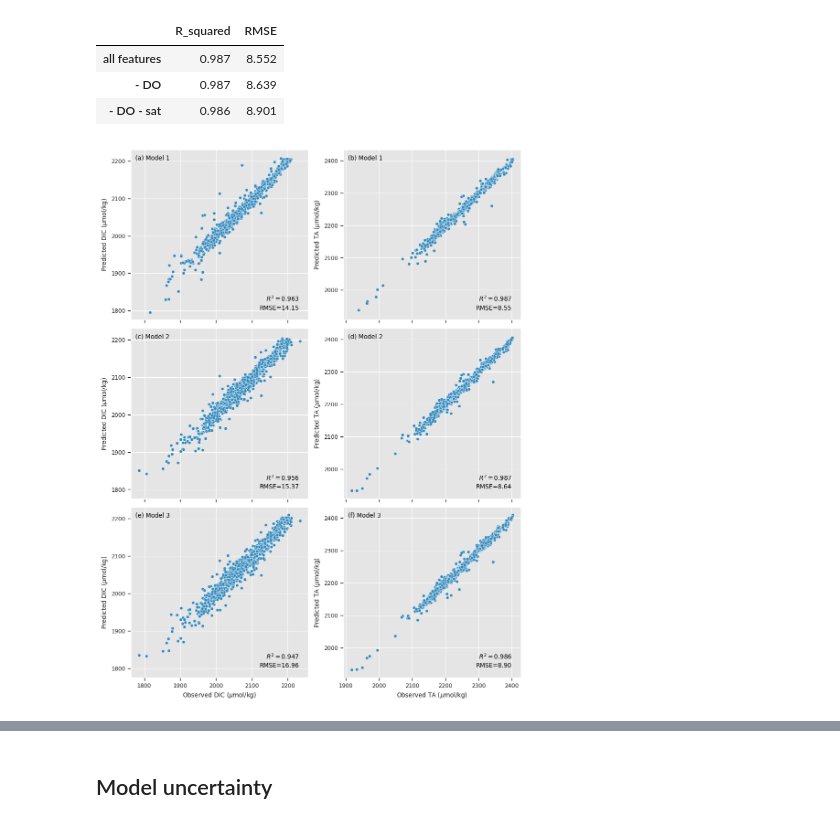
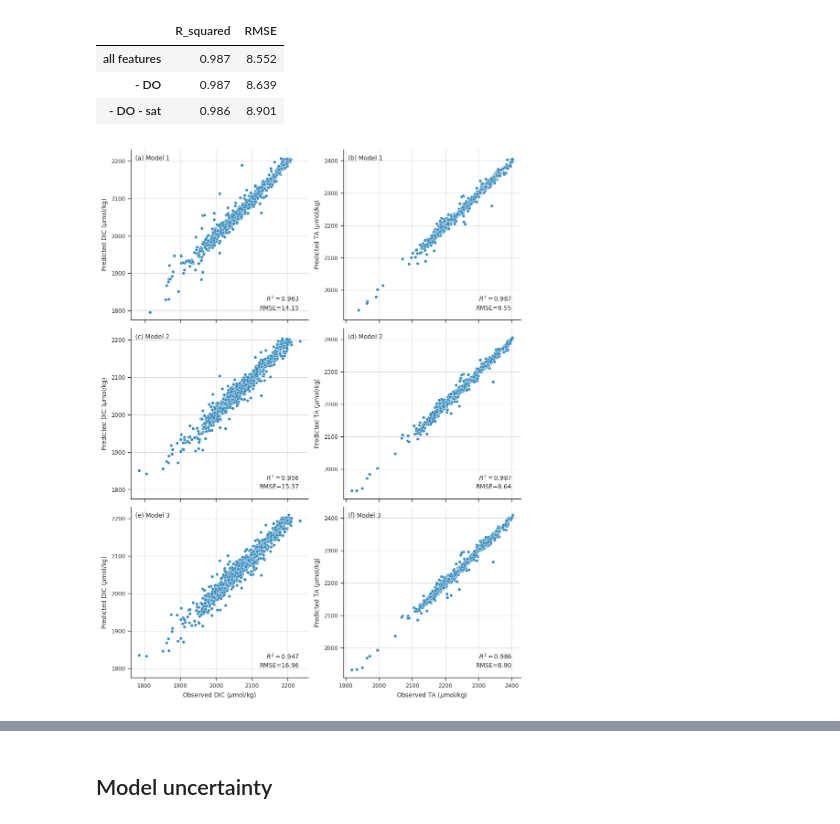
Before and after one commit to WHOIGit/nelme-bottom-water-bgc, a Jupyter notebook: manuscript_figures.ipynb, the cells around one changed output, grey strips where cells are left out. Cells and saved outputs as stored; diff of their text form; code cells hidden in the pictures.

```diff
--- a/manuscript_figures.ipynb
+++ b/manuscript_figures.ipynb
@@ -126,30 +130,30 @@ Regression stats for TA
 # %%
 fig, axs = plt.subplots(3, 2, sharex='col', sharey='col', figsize=(11, 15))
 fig.subplots_adjust(hspace=0.05)
 for df, ax in zip([df_test, df_test_noO2, df_test_no_sat], axs):
     _ = sns.scatterplot(x='DIC_test', y='DIC_pred_test', data=df, ax=ax[0])
     _ = sns.scatterplot(x='TA_test', y='TA_pred_test', data=df, ax=ax[1])
 
 for ax in axs[:,0]:
     ax.set(xlabel='Observed DIC ($\mu$mol/kg)', ylabel='Predicted DIC ($\mu$mol/kg)')
 for ax in axs[:,1]:
     ax.set(xlabel='Observed TA ($\mu$mol/kg)', ylabel='Predicted TA ($\mu$mol/kg)')
 
 for ax, r2, rmse in zip(axs[:,0], stats_dic.R_squared.values, stats_dic.RMSE.values):
     _ = ax.text(0.95, 0.1, '$R^2={:.3f}$'.format(r2), transform=ax.transAxes, ha='right', va='bottom')
     _ = ax.text(0.95, 0.05, 'RMSE={:.2f}'.format(rmse), transform=ax.transAxes, ha='right', va='bottom')
 
 for ax, r2, rmse in zip(axs[:,1], stats_ta.R_squared.values, stats_ta.RMSE.values):
     _ = ax.text(0.95, 0.1, '$R^2={:.3f}$'.format(r2), transform=ax.transAxes, ha='right', va='bottom')
     _ = ax.text(0.95, 0.05, 'RMSE={:.2f}'.format(rmse), transform=ax.transAxes, ha='right', va='bottom')
 
 labels = ['(a) Model 1', '(b) Model 1', '(c) Model 2', '(d) Model 2', '(e) Model 3', '(f) Model 3']
 for ax, label in zip(axs.ravel(), labels):
     _ = ax.text(0.025, 0.97, '{}'.format(label), transform=ax.transAxes, ha='left', va='top')
 
-# sns.despine(fig)
+sns.despine(fig)
 # %% [output]
-[figure, old version]
+[figure, new version]
 # %%
 fig, axs = plt.subplots(2, 3, sharex='row', sharey='row', figsize=(15, 11))
 fig.subplots_adjust(wspace=0.05)
```
Also changed, not shown: parts of 14 cells of this notebook, 7 other files.
